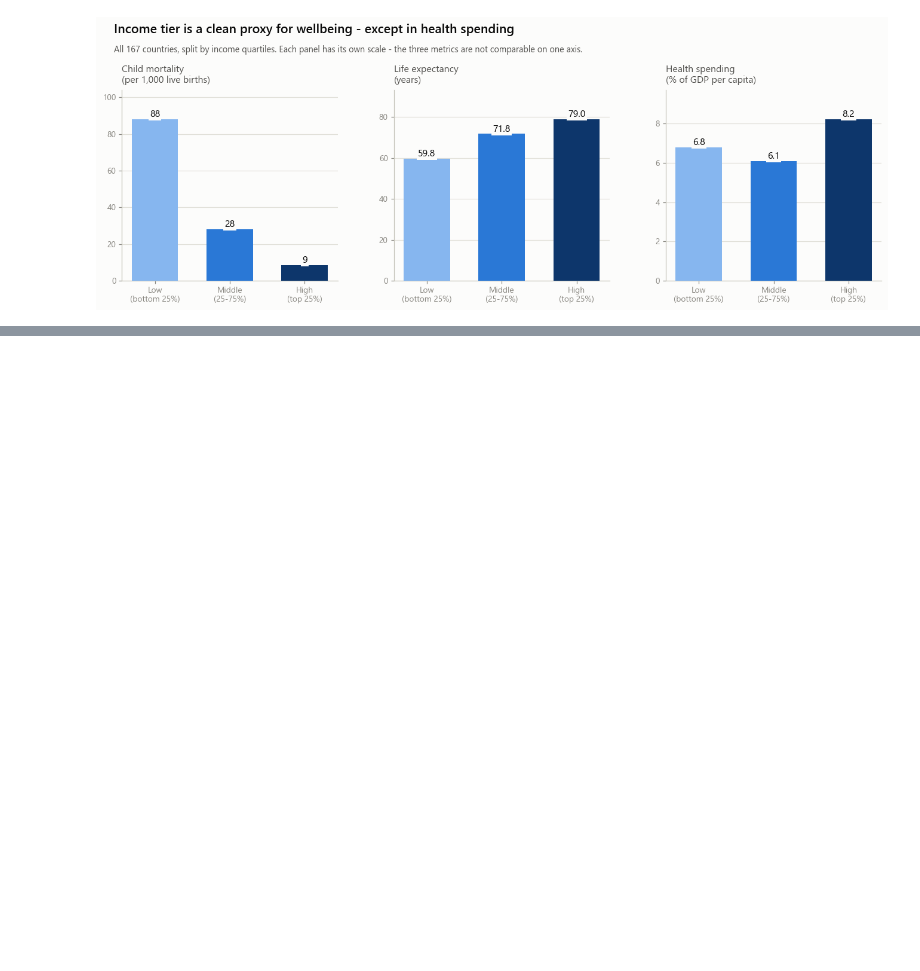
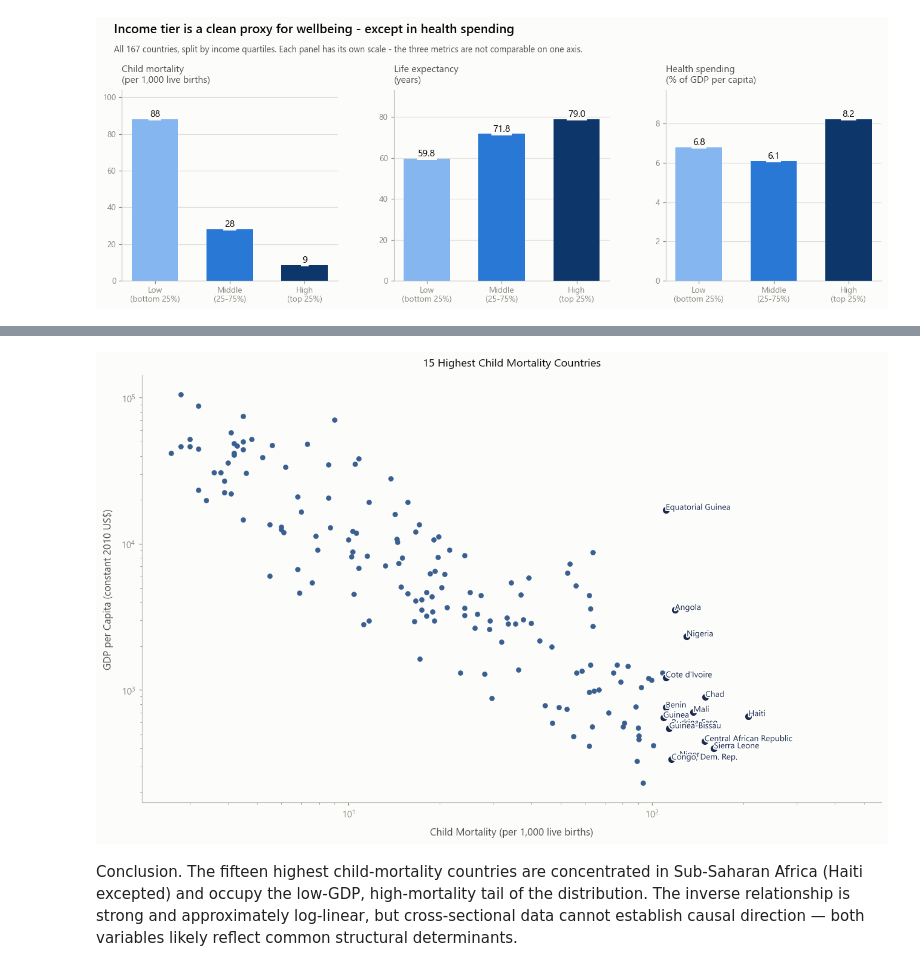
Before and after one commit to Superkai017/global-development-analysis, a Jupyter notebook: notebook/eda.ipynb, the cells around one changed output, grey strips where cells are left out. Drawn from its saved outputs; the diff is of its cells as text; code cells hidden in the pictures; blank space fills up the shorter version.

Commit message:
analysis: add child mortality–GDP correlation analysis and top-15 comparison

```diff
--- a/notebook/eda.ipynb
+++ b/notebook/eda.ipynb
@@ -266,0 +293,34 @@ plt.show()
+# %%
+
+import matplotlib.patheffects as pe
+
+fig, ax = plt.subplots(figsize=(12, 7.5))
+
+# 1. push background way back — grey, smaller, more transparent
+ax.scatter(df['child_mort'], df['gdpp'], s=22, color="#396090", alpha=1, zorder=2)
+ax.scatter(top15['child_mort'], top15['gdpp'], s=70, color='#1b2a4a',
+           edgecolor='white', linewidth=1.0, zorder=4)
+
+ax.set_xscale('log'); ax.set_yscale('log')
+
+# 2. headroom on the right so labels aren't clipped (multiply, don't add — log axis)
+xmin, xmax = ax.get_xlim()
+ax.set_xlim(xmin, xmax * 2.2)
+
+# 3. white halo so text reads over any dot
+texts = [ax.text(r.child_mort, r.gdpp, r.country, fontsize=9, color='#1b2a4a',
+                 zorder=6,
+                 path_effects=[pe.withStroke(linewidth=3, foreground='white')])
+         for r in top15.itertuples()]
+
+
+
+ax.set_xlabel('Child Mortality (per 1,000 live births)', fontsize=11, color=INK2, labelpad=8)
+ax.set_ylabel('GDP per Capita (constant 2010 US$)', fontsize=11, color=INK2, labelpad=8)
+ax.set_title('15 Highest Child Mortality Countries', fontsize=12, color=INK, pad=10)
+plt.tight_layout()
+plt.show()
+# %% [output]
+[figure, added]
+# %% [markdown]
+Conclusion. The fifteen highest child-mortality countries are concentrated in Sub-Saharan Africa (Haiti excepted) and occupy the low-GDP, high-mortality tail of the distribution. The inverse relationship is strong and approximately log-linear, but cross-sectional data cannot establish causal direction — both variables likely reflect common structural determinants.
```
Also changed, not shown: parts of 1 cell of this notebook.
